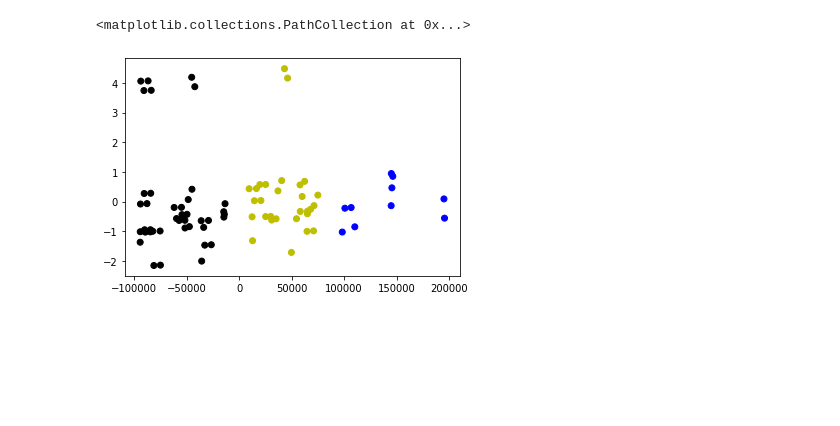
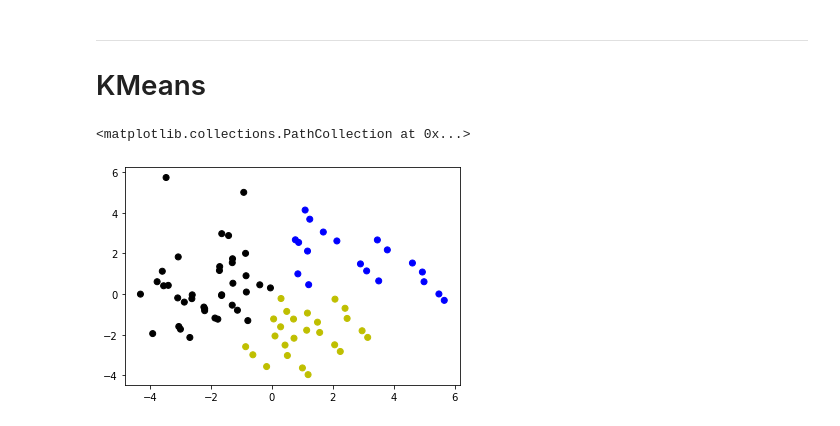
Before and after one commit to luigisbailo/workshop_MPGCQM, a Jupyter notebook: exploratory_analysis/tutorial.ipynb, the cells around one changed output. Drawn from its saved outputs; the diff is of its cells as text; code cells hidden in the pictures; blank space fills up the shorter version.

Commit message:
tsne, mds, dbscan and agglomerative clustering added

```diff
--- a/exploratory_analysis/tutorial.ipynb
+++ b/exploratory_analysis/tutorial.ipynb
@@ -53,19 +55,19 @@ df = pd.DataFrame(
 # df.drop(['struc_obj_RS', 'struc_obj_ZB', 'struc_obj_min'], axis=1)
 # %%
 features = []
-# features.append('energy_diff')
-features.append('energy_RS')
-features.append('energy_ZB')
-# features.append('Z(A)')
-# features.append('Z(B)')
-# features.append('IP(A)')
-# features.append('IP(B)')
-# features.append('EA(A)')
-# features.append('EA(B)')
-# features.append('E_HOMO(A)')
-# features.append('E_HOMO(B)')
-# features.append('E_LUMO(A)')
-# features.append('E_LUMO(B)')
+features.append('energy_diff')
+# features.append('energy_RS')
+# features.append('energy_ZB')
+features.append('Z(A)')
+features.append('Z(B)')
+features.append('IP(A)')
+features.append('IP(B)')
+features.append('EA(A)')
+features.append('EA(B)')
+features.append('E_HOMO(A)')
+features.append('E_HOMO(B)')
+features.append('E_LUMO(A)')
+features.append('E_LUMO(B)')
 features.append('r_s(A)')
 features.append('r_s(B)')
 features.append('r_p(A)')
@@ -73,10 +75,13 @@ features.append('r_p(B)')
 features.append('r_d(A)')
 features.append('r_d(B)')
 # %%
-data=df.filter(items=features).to_numpy()
+data = df.filter(items=features).to_numpy()
+data = preprocessing.scale(data)
+# %% [markdown]
+---
+# KMeans
 # %%
-kmeans = KMeans (n_clusters=3).fit(data)
-cluster_labels  = kmeans.labels_
+cluster_labels = KMeans (n_clusters=3).fit_predict(data)
 # %%
 # df.insert(0,'cluster_label',kmeans.labels_)
 # df.drop(['struc_obj_RS', 'struc_obj_ZB', 'struc_obj_min'], axis=1)
@@ -86,7 +88,8 @@ transformed_data = pca.fit_transform(data)
 # %%
+transformed_data = PCA(n_components=2).fit_transform(data)
 cmap = colors.ListedColormap(['k','b','y','g','r'])
 X,Y = transformed_data.T
 plt.scatter(X,Y,color=cmap(cluster_labels))
 # %% [output]
 <matplotlib.collections.PathCollection at 0x...>
-[figure, old version]
+[figure, new version]
```
Also changed, not shown: parts of 14 cells of this notebook.
